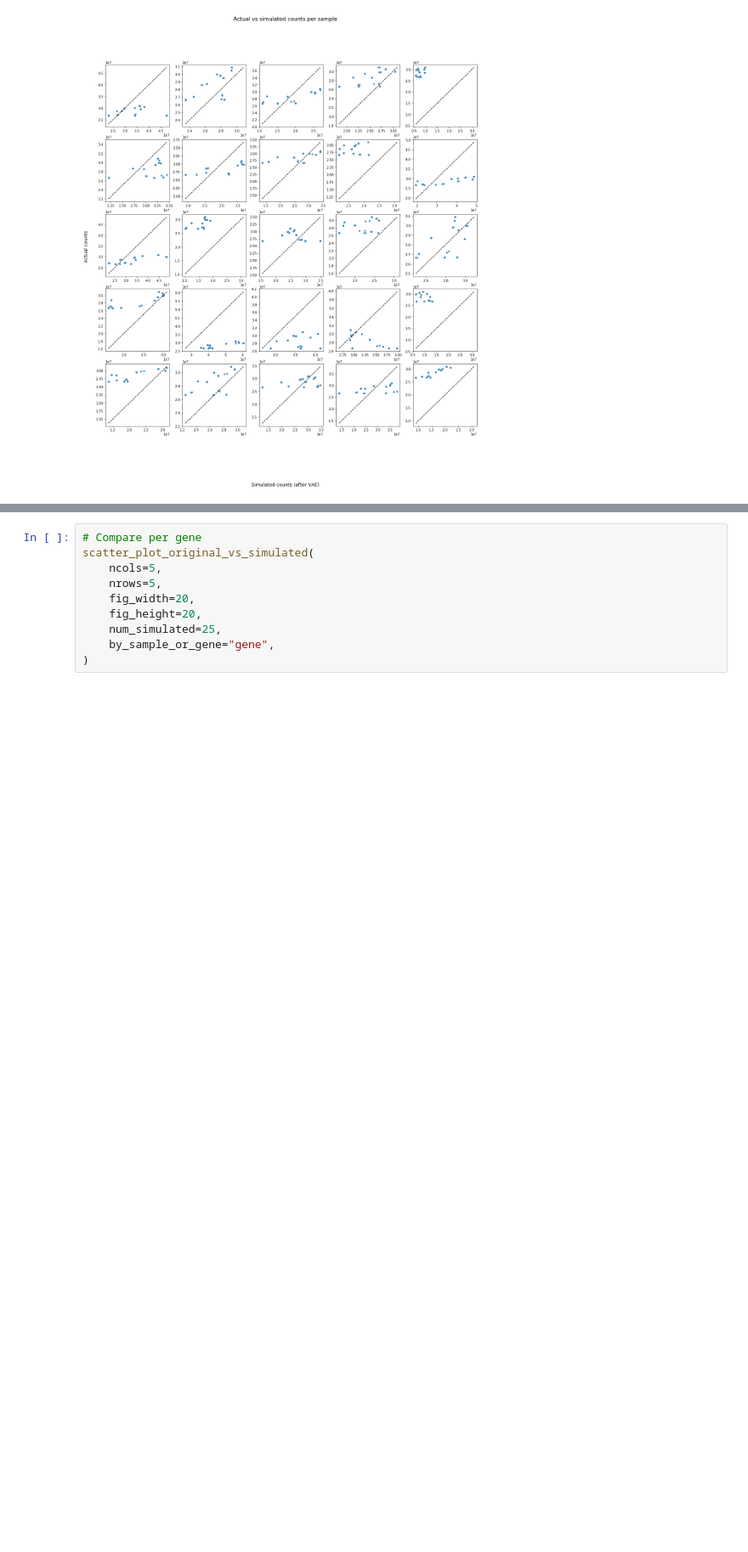
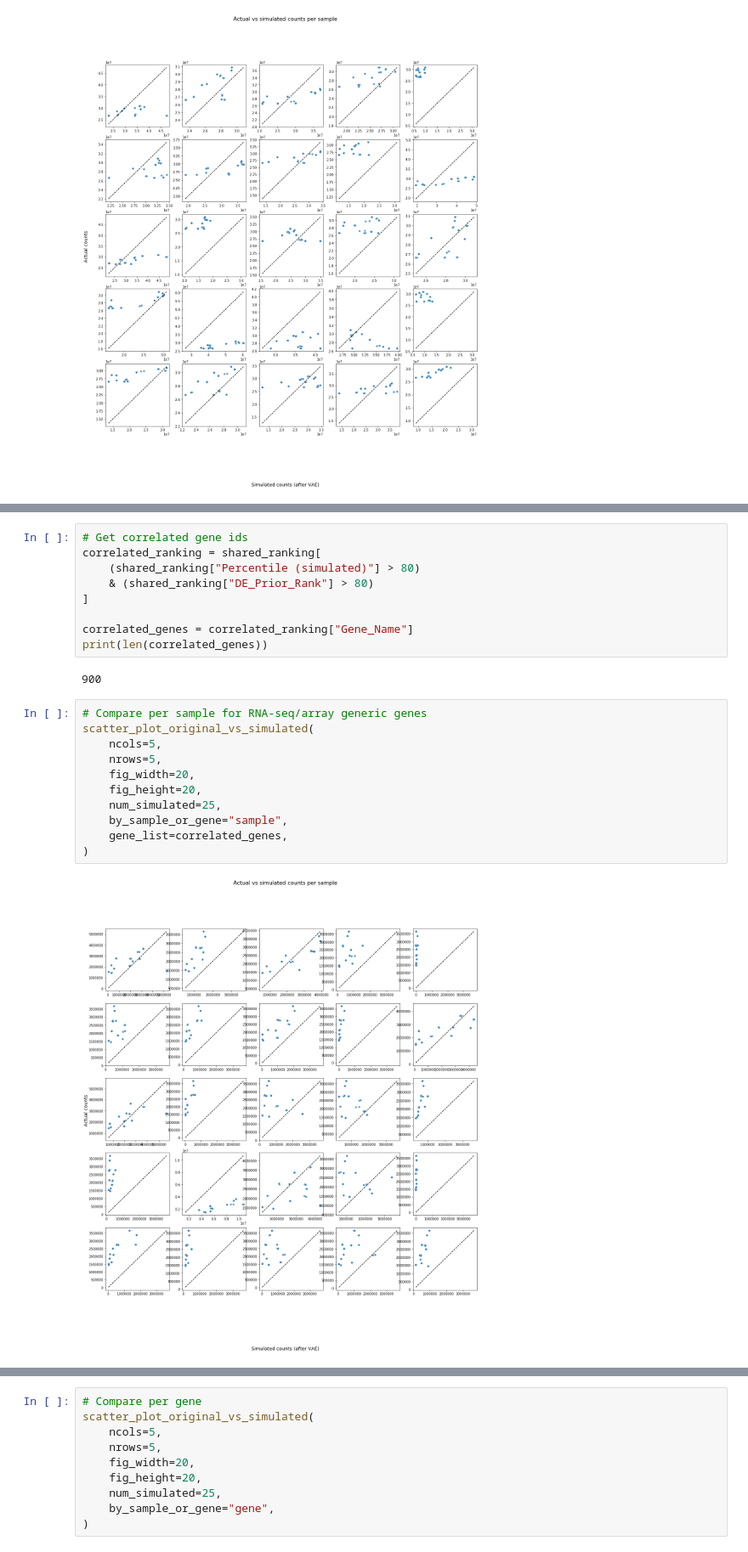
Before and after one commit to greenelab/generic-expression-patterns, a Jupyter notebook: explore_RNAseq_only_generic_genes/1c_original_vs_simulated_counts.ipynb, the cells around one changed output, grey strips where cells are left out. Shown at 85% size. Cells and saved outputs as stored; diff of their text form; blank space fills up the shorter version.

```diff
--- a/explore_RNAseq_only_generic_genes/1c_original_vs_simulated_counts.ipynb
+++ b/explore_RNAseq_only_generic_genes/1c_original_vs_simulated_counts.ipynb
@@ -198,0 +263,24 @@ scatter_plot_original_vs_simulated(
+# %%
+# Get correlated gene ids
+correlated_ranking = shared_ranking[
+    (shared_ranking["Percentile (simulated)"] > 80)
+    & (shared_ranking["DE_Prior_Rank"] > 80)
+]
+
+correlated_genes = correlated_ranking["Gene_Name"]
+print(len(correlated_genes))
+# %% [output]
+900
+# %%
+# Compare per sample for RNA-seq/array generic genes
+scatter_plot_original_vs_simulated(
+    ncols=5,
+    nrows=5,
+    fig_width=20,
+    fig_height=20,
+    num_simulated=25,
+    by_sample_or_gene="sample",
+    gene_list=correlated_genes,
+)
+# %% [output]
+[figure, added]
```
Also changed, not shown: parts of 10 cells of this notebook, 2 other files.
